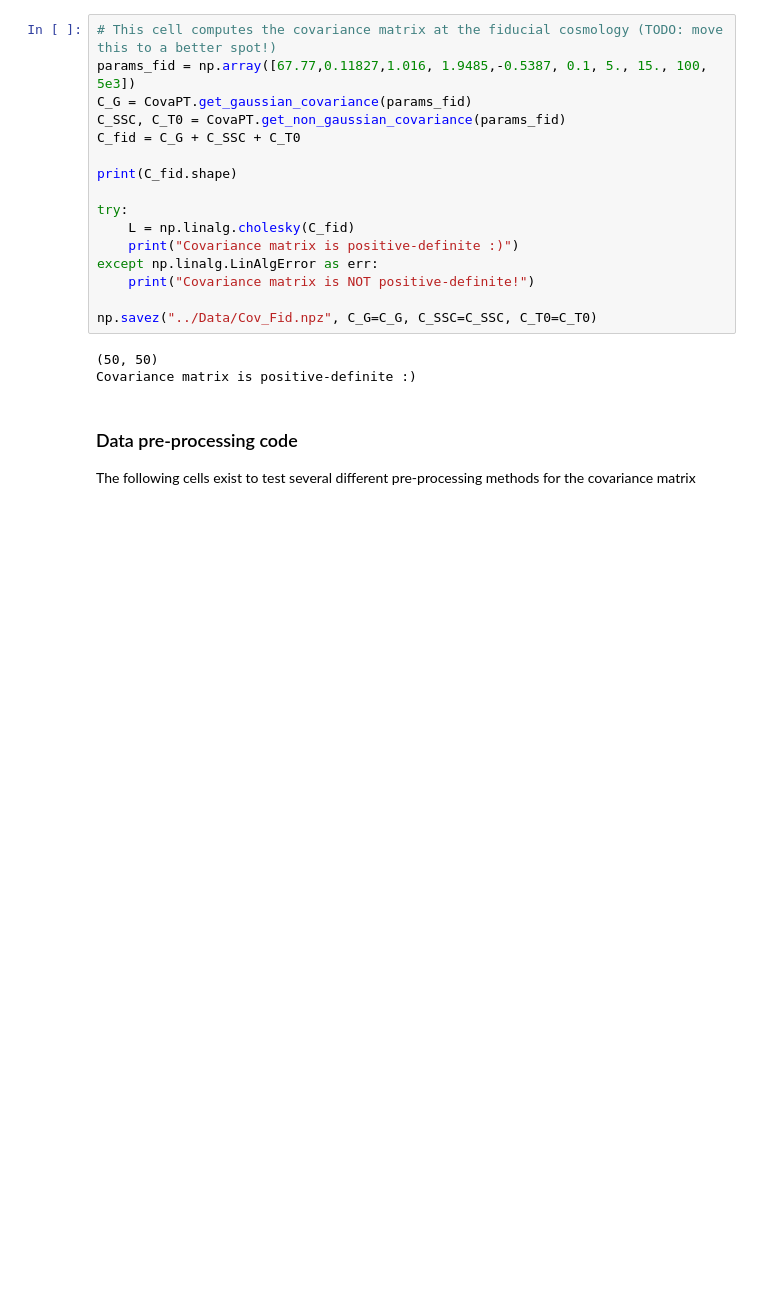
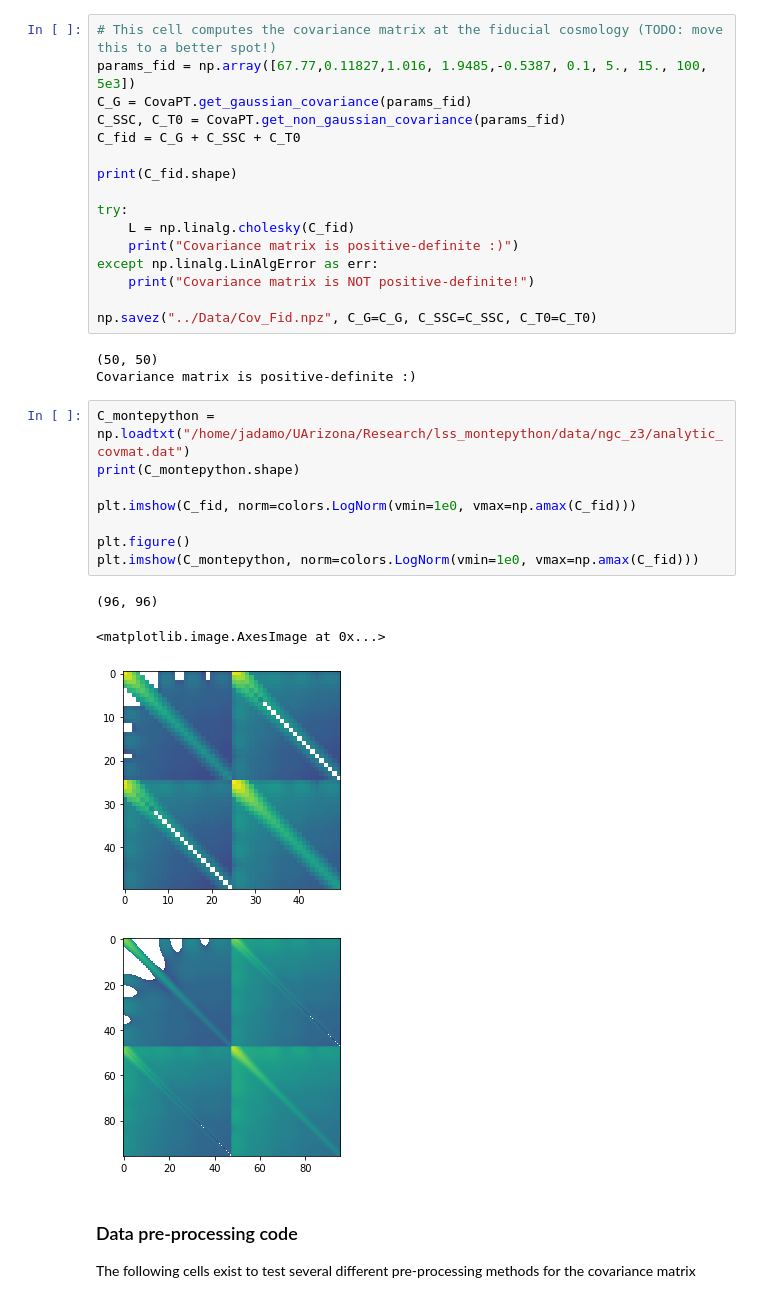
Before and after one commit to jadamo/CovNet, a Jupyter notebook: notebooks/Test-Training-Set.ipynb, the cells around one changed output. Drawn from its saved outputs; the diff is of its cells as text; blank space fills up the shorter version.

```diff
--- a/notebooks/Test-Training-Set.ipynb
+++ b/notebooks/Test-Training-Set.ipynb
@@ -262,6 +251,19 @@ np.savez("../Data/Cov_Fid.npz", C_G=C_G, C_SSC=C_SSC, C_T0=C_T0)
 # %% [output]
 (50, 50)
 Covariance matrix is positive-definite :)
+# %%
+C_montepython = np.loadtxt("/home/jadamo/UArizona/Research/lss_montepython/data/ngc_z3/analytic_covmat.dat")
+print(C_montepython.shape)
+
+plt.imshow(C_fid, norm=colors.LogNorm(vmin=1e0, vmax=np.amax(C_fid)))
+
+plt.figure()
+plt.imshow(C_montepython, norm=colors.LogNorm(vmin=1e0, vmax=np.amax(C_fid)))
+# %% [output]
+(96, 96)
+<matplotlib.image.AxesImage at 0x...>
+[figure, added]
+[figure, added]
 # %% [markdown]
 ### Data pre-processing code
 The following cells exist to test several different pre-processing methods for the covariance matrix
```
Also changed, not shown: parts of 3 cells of this notebook, 3 other files.
